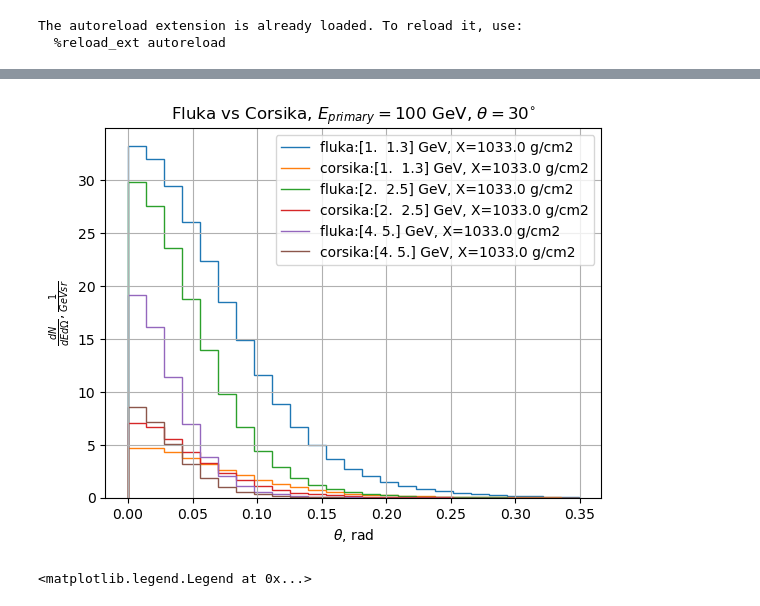
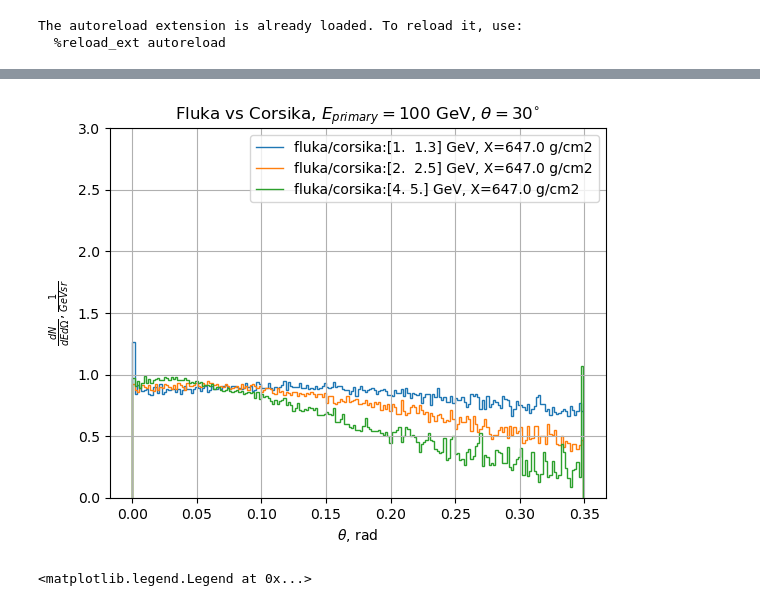
Before and after one commit to jncots/xmax_sigma, a Jupyter notebook: flincpy/scripts/fluka_vs_corsika/dists_fluka_vs_corsika.ipynb, the cells around one changed output, grey strips where cells are left out. Cells and saved outputs as stored; diff of their text form; code cells hidden in the pictures.

Commit message:
fluka dev vs current comparison

```diff
--- a/flincpy/scripts/fluka_vs_corsika/dists_fluka_vs_corsika.ipynb
+++ b/flincpy/scripts/fluka_vs_corsika/dists_fluka_vs_corsika.ipynb
@@ -20,4 +20,4 @@ fl_data = fluka_data()
 # %%
 fl_data
 # %%
-fluka_en_hists, en_dists, ang_dists = fluka_original_dists()
+fluka_en_hists, en_dists, ang_dists = fluka_original_dists(binmerging_level=3)
@@ -56,27 +68,13 @@ for ixdepth in range(3):
     if ixdepth in ixlist: # Choose xdepths to plot
         for i, ang_dist in enumerate(corsika_comb_hist[ixdepth]):
             if i in [0, 2, 4]: # Choose energy ranges to plot
-                # theta = ang_dist[1]*180/(np.pi)
-                # print(theta)
-                # theta = ang_dists[0][0][1]
-                # theta_mid = np.pi/180 * (theta[:-1] + theta[1:])/2
-                # delta_theta = (theta[1:] - theta[:-1]) * np.pi/180
-                delta_en = ang_dist[5][1] - ang_dist[5][0]
-                # print(theta[1:] - theta[:-1])
-                om = 2*np.pi*(1-np.cos(ang_dist[1]))
-                # theta_mid = np.pi/180 * (theta[:-1] + theta[1:])/2
-                # om = 2*np.pi*(1-np.cos(om))
-                # om = ang_dist[1]
-                delta_theta = (om[1:] - om[:-1])*delta_en
-                plt.stairs(ang_dist[0]/delta_theta, ang_dist[1], label = f"corsika:{ang_dist[2]} GeV, X={ang_dist[3]} g/cm2")
+                print(ang_dist[0].size, ang_dist[1].size)
+                plt.stairs(ang_dist[0], ang_dist[1], label = f"corsika:{ang_dist[2]} GeV, X={ang_dist[3]} g/cm2")
 
 for ixdepth in range(3):
     if ixdepth in ixlist: # Choose xdepths to plot
         for i, ang_dist in enumerate(ang_dists[ixdepth]):
             if i in [0, 1, 2]: # Choose energy ranges to plot
-                # theta = np.arccos(1 - ang_dist[1]/(2 * np.pi))*(180/np.pi)
-                # theta_mid = np.pi/180 * (theta[:-1] + theta[1:])/2
-                # *np.sin(theta*np.pi/180)
                 plt.stairs(ang_dist[0], ang_dist[1], label = f"fluka:{ang_dist[2]} GeV, X={ang_dist[3]} g/cm2")
 
 
@@ -92,43 +216,31 @@ plt.legend()
 # %%
-ixlist = [2]
+ixlist = [1]
 for ixdepth in range(3):
     if ixdepth in ixlist: # Choose xdepths to plot
         en_list = [0, 2, 4]
         for i in range(3):
             ang_dist = corsika_comb_hist[ixdepth][en_list[i]]
-            delta_en = ang_dist[5][1] - ang_dist[5][0]
-            # print(theta[1:] - theta[:-1])
-            om = 2*np.pi*(1-np.cos(ang_dist[1]))
-            # theta_mid = np.pi/180 * (theta[:-1] + theta[1:])/2
-            # om = 2*np.pi*(1-np.cos(om))
-            # om = ang_dist[1]
-            delta_theta = (om[1:] - om[:-1])*delta_en
-            # delta_theta = delta_en
-            plot_dist_cors = ang_dist[0]/delta_theta
-            # plot_dist_cors = ang_dist[0]
-            # plt.stairs(plot_dist_cors, ang_dist[1], label = f"corsika:{ang_dist[2]} GeV, X={ang_dist[3]} g/cm2")
+            plot_dist_cors = ang_dist[0]
 
             ang_dist = ang_dists[ixdepth][i]
             plot_dist_fluk = ang_dist[0]
-            # plot_dist_fluk = ang_dist[0]*np.sin((ang_dist[1][1:] + ang_dist[1][:-1])/2*np.pi/180)
-            # plot_dist_fluk = ang_dist[0]*(ang_dist[1][1:] - ang_dist[1][:-1])
 
-            plt.stairs(plot_dist_fluk, ang_dist[1], label = f"fluka:{ang_dist[2]} GeV, X={ang_dist[3]} g/cm2")
-            plt.stairs(plot_dist_cors, ang_dist[1], label = f"corsika:{ang_dist[2]} GeV, X={ang_dist[3]} g/cm2")
-            # plt.stairs(plot_dist_fluk/plot_dist_cors, ang_dist[1], label = f"fluka/corsika:{ang_dist[2]} GeV, X={ang_dist[3]} g/cm2")
+            # plt.stairs(plot_dist_fluk, ang_dist[1], label = f"fluka:{ang_dist[2]} GeV, X={ang_dist[3]} g/cm2")
+            # plt.stairs(plot_dist_cors, ang_dist[1], label = f"corsika:{ang_dist[2]} GeV, X={ang_dist[3]} g/cm2")
+            plt.stairs(plot_dist_fluk/plot_dist_cors, ang_dist[1], label = f"fluka/corsika:{ang_dist[2]} GeV, X={ang_dist[3]} g/cm2")
             # plt.stairs((np.cos((ang_dist[1][:-1] + ang_dist[1][1:])/2)**2), ang_dist[1], label = f"fluka:{ang_dist[2]} GeV, X={ang_dist[3]} g/cm2")
-
+            # print(plot_dist_fluk/plot_dist_cors, f"fluka/corsika:{ang_dist[2]} GeV, X={ang_dist[3]} g/cm2")
 
 
 plt.title(r"Fluka vs Corsika, $E_{primary}=100$ GeV, $\theta=30^{\circ}$")
 plt.xlabel(r"$\theta$, rad")
 # plt.ylabel(r"fluka/corsika of $\frac{dN}{dEd\Omega}, \frac{1}{GeV sr}$")
 plt.ylabel(r"$\frac{dN}{dEd\Omega}, \frac{1}{GeV sr}$")
-# plt.ylim(0,10)
+plt.ylim(0,3)
 plt.legend()
 plt.grid()
 # %% [output]
-[figure, old version]
+[figure, new version]
 # %%
 ang_dists[0][0][1]
 # %%
```
Also changed, not shown: parts of 6 cells of this notebook, 10 other files.
